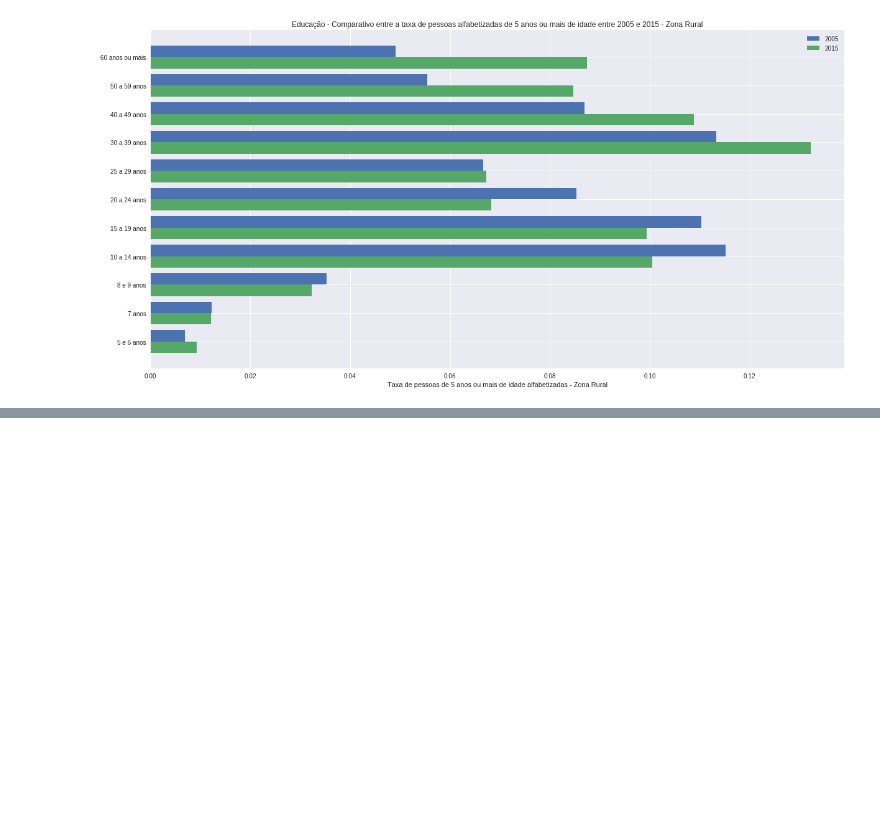
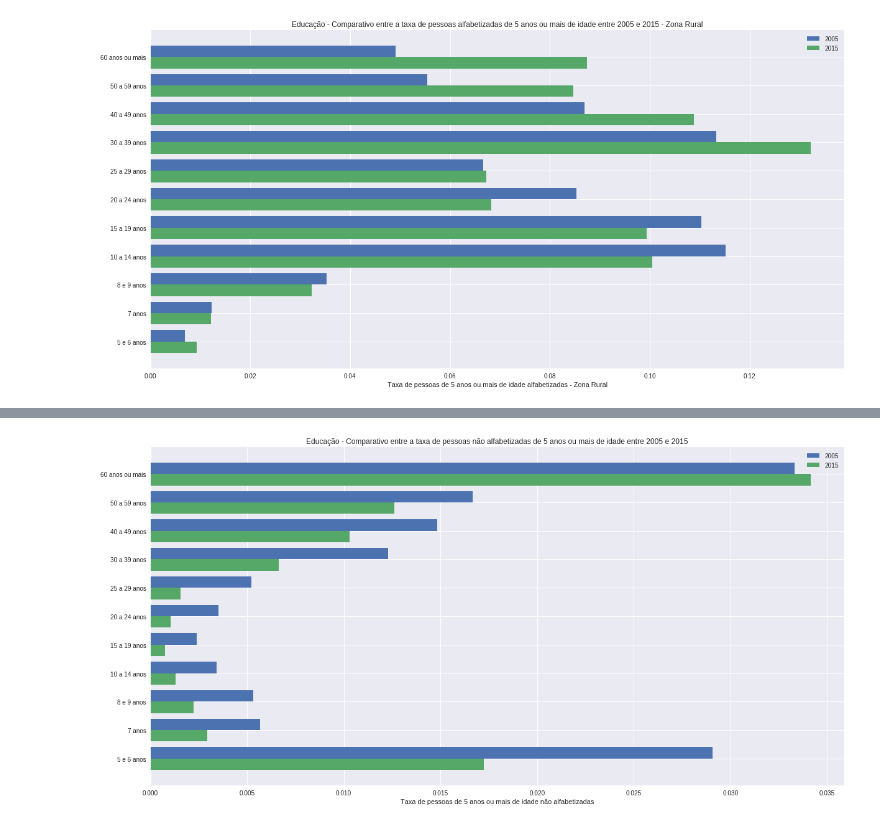
Before and after one commit to tentativafc/fiap, a Jupyter notebook: estatistica/trabalho1/Dados Educacao e Trabalho.ipynb, the cells around one changed output, grey strips where cells are left out. Drawn from its saved outputs; the diff is of its cells as text; code cells hidden in the pictures; blank space fills up the shorter version.

Commit message:
Educação náo alfabetizados

```diff
--- a/estatistica/trabalho1/Dados Educacao e Trabalho.ipynb
+++ b/estatistica/trabalho1/Dados Educacao e Trabalho.ipynb
@@ -207,0 +210,3 @@ plt.show()
+# %%
+df_nao_alfabetizados_2005_df = pd.read_csv('dados_educacao_nao_alfabetizadas_2005.csv', sep=';')
+df_nao_alfabetizados_2005_df.head(100)
@@ -207,0 +227,3 @@ plt.show()
+# %%
+df_nao_alfabetizados_2005_df = df_nao_alfabetizados_2005_df[:-1] #drop lastline
+df_nao_alfabetizados_2005_df
@@ -207,0 +243,3 @@ plt.show()
+# %%
+df_nao_alfabetizados_2015_df = pd.read_csv('dados_educacao_nao_alfabetizadas_2015.csv', sep=';')
+df_nao_alfabetizados_2015_df.head(100)
@@ -207,0 +259,23 @@ plt.show()
+# %%
+desc_cols = ['2005', '2015']
+
+df_nao_alfabetizados_2005_df['Total_NORM'] = df_nao_alfabetizados_2005_df['Total'] / dados_educacao_2005_df['Total'].sum()
+df_nao_alfabetizados_2015_df['Total_NORM'] = df_nao_alfabetizados_2015_df['Total'] / dados_educacao_2015_df['Total'].sum()
+
+height1 = df_nao_alfabetizados_2005_df['Total_NORM']
+height2 = df_nao_alfabetizados_2015_df['Total_NORM']
+
+bars = dados_educacao_2005_df['Classes']
+y_pos = np.arange(len(bars))
+plt.figure(figsize=(20, 10))
+height = 0.4
+plt.yticks(y_pos - height /2, bars)
+p1 = plt.barh(y_pos, height1, height=height)
+p2 = plt.barh(y_pos - height, height2, height=height)
+plt.legend((p1[0], p2[0]), desc_cols)
+
+plt.xlabel('Taxa de pessoas de 5 anos ou mais de idade não alfabetizadas')
+plt.title('Educação - Comparativo entre a taxa de pessoas não alfabetizadas de 5 anos ou mais de idade entre 2005 e 2015')
+plt.show()
+# %% [output]
+[figure, added]
```
Also changed, not shown: parts of 6 cells of this notebook, 1 other file.
